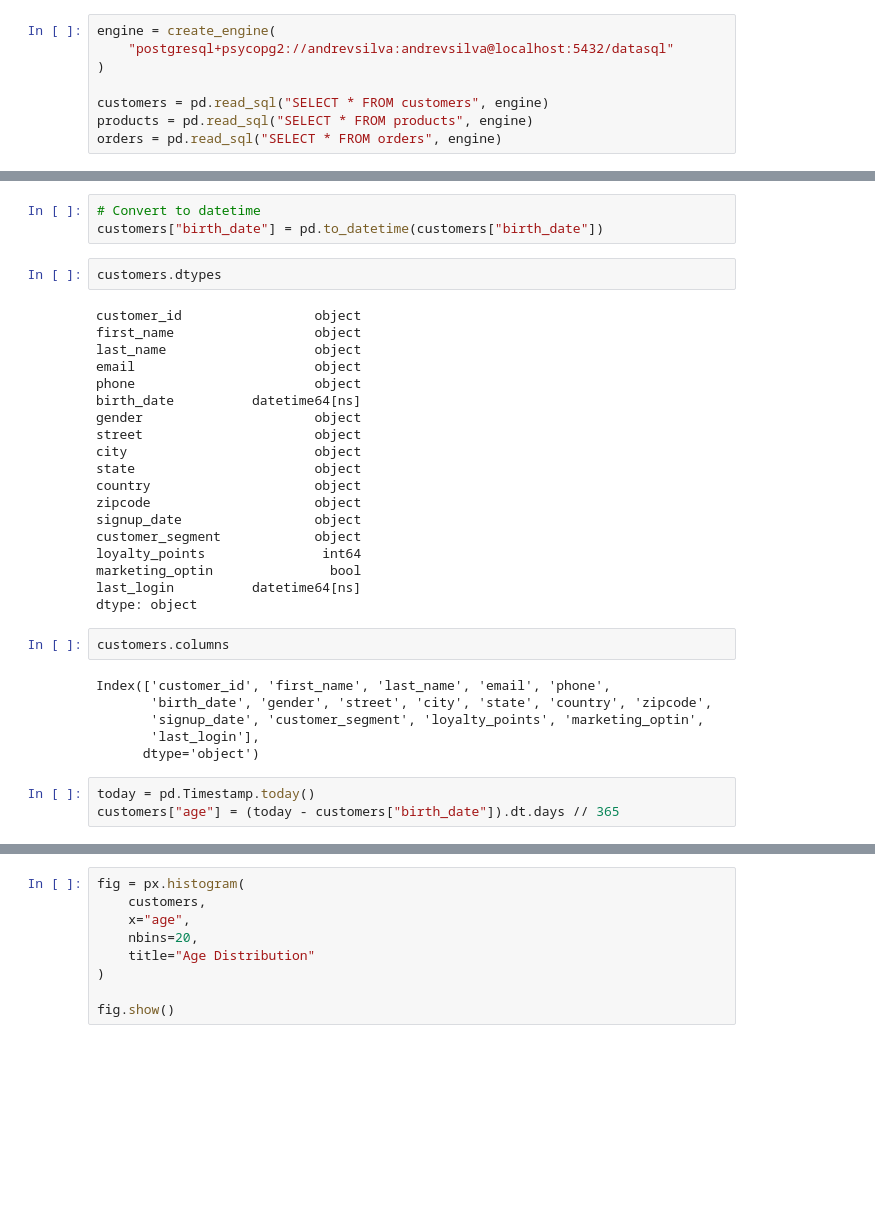
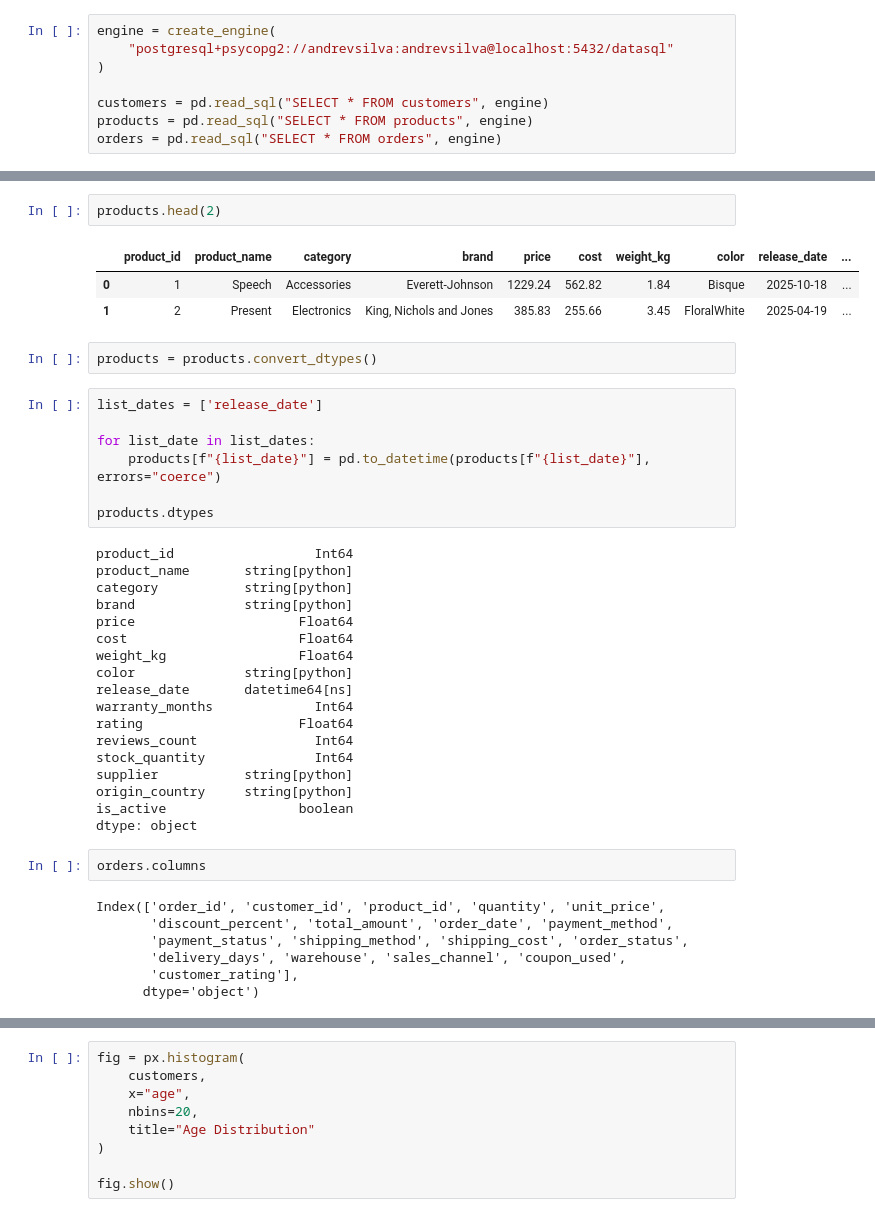
Before and after one commit to andvsilva/buildingAgents-studies, a Jupyter notebook: sql/dashboard/eda.ipynb, the cells around one changed output, grey strips where cells are left out. Drawn from its saved outputs; the diff is of its cells as text; blank space fills up the shorter version.

```diff
--- a/sql/dashboard/eda.ipynb
+++ b/sql/dashboard/eda.ipynb
@@ -50,36 +52,43 @@ last_login          datetime64[ns]
 dtype: object
-# %%
-# Convert to datetime
-customers["birth_date"] = pd.to_datetime(customers["birth_date"])
-# %%
-customers.dtypes
-# %% [output]
-customer_id                 object
-first_name                  object
-last_name                   object
-email                       object
-phone                       object
-birth_date          datetime64[ns]
-gender                      object
-street                      object
-city                        object
-state                       object
-country                     object
-zipcode                     object
-signup_date                 object
-customer_segment            object
-loyalty_points               int64
-marketing_optin               bool
-last_login          datetime64[ns]
-dtype: object
+# %%
+products.head(2)
+# %% [output]
+|  | product_id | product_name | category | brand | price | cost | weight_kg | color | release_date | ... |
+| 0 | 1 | Speech | Accessories | Everett-Johnson | 1229.24 | 562.82 | 1.84 | Bisque | 2025-10-18 | ... |
+| 1 | 2 | Present | Electronics | King, Nichols and Jones | 385.83 | 255.66 | 3.45 | FloralWhite | 2025-04-19 | ... |
+# %%
+products = products.convert_dtypes()
+# %%
+list_dates = ['release_date']
+
+for list_date in list_dates:
+    products[f"{list_date}"] = pd.to_datetime(products[f"{list_date}"], errors="coerce")
+
+products.dtypes
+# %% [output]
+product_id                  Int64
+product_name       string[python]
+category           string[python]
+brand              string[python]
+price                     Float64
+cost                      Float64
+weight_kg                 Float64
+color              string[python]
+release_date       datetime64[ns]
+warranty_months             Int64
+rating                    Float64
+reviews_count               Int64
+stock_quantity              Int64
+supplier           string[python]
+origin_country     string[python]
+is_active                 boolean
+dtype: object
 # %%
-customers.columns
+orders.columns
 # %% [output]
-Index(['customer_id', 'first_name', 'last_name', 'email', 'phone',
-       'birth_date', 'gender', 'street', 'city', 'state', 'country', 'zipcode',
-       'signup_date', 'customer_segment', 'loyalty_points', 'marketing_optin',
-       'last_login'],
+Index(['order_id', 'customer_id', 'product_id', 'quantity', 'unit_price',
+       'discount_percent', 'total_amount', 'order_date', 'payment_method',
+       'payment_status', 'shipping_method', 'shipping_cost', 'order_status',
+       'delivery_days', 'warehouse', 'sales_channel', 'coupon_used',
+       'customer_rating'],
       dtype='object')
-# %%
-today = pd.Timestamp.today()
-customers["age"] = (today - customers["birth_date"]).dt.days // 365
```
Also changed, not shown: parts of 16 cells of this notebook, 14 other files.
